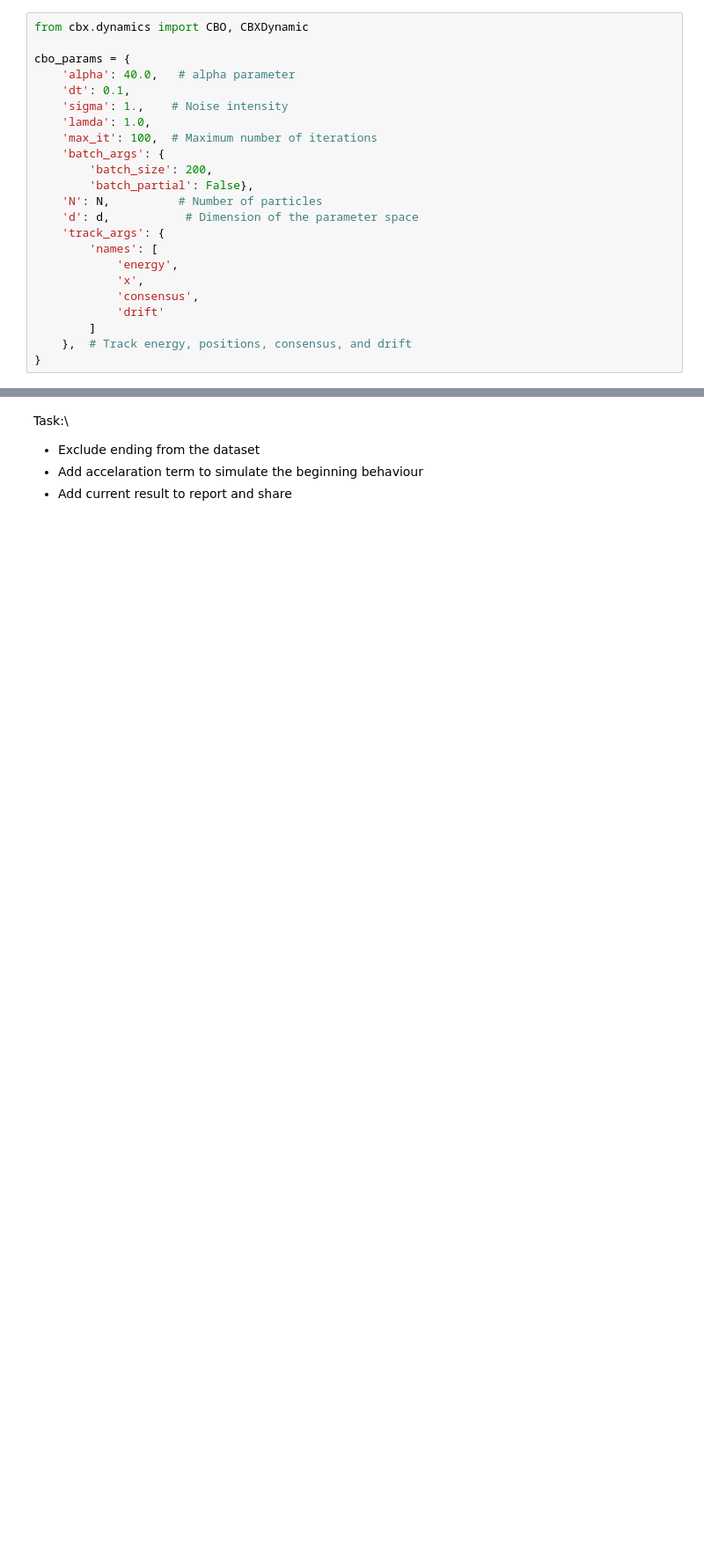
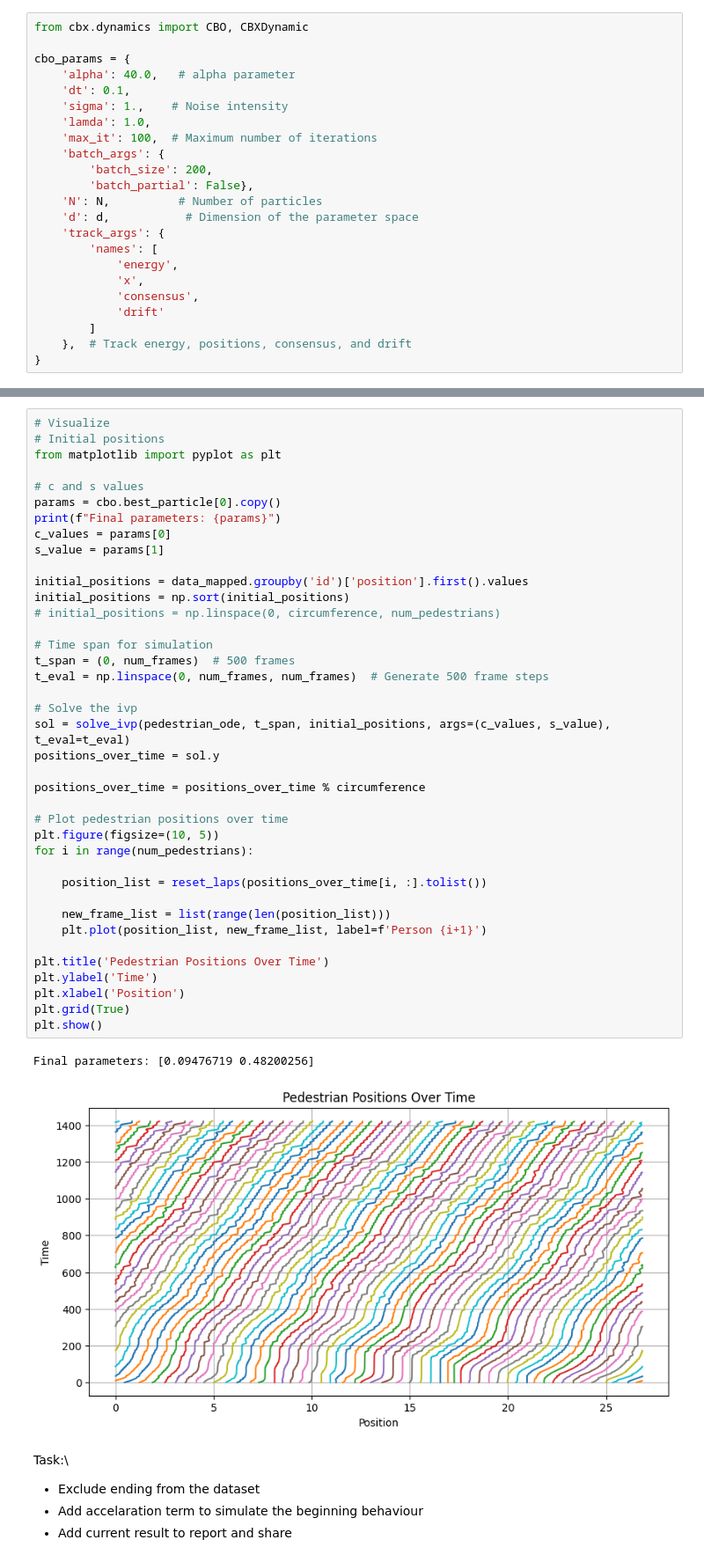
Before and after one commit to yutingdong0/pedestrian-dynamics, a Jupyter notebook: model_optimization.ipynb, the cells around one changed output, grey strips where cells are left out. Shown at 88% size. Drawn from its saved outputs; the diff is of its cells as text; blank space fills up the shorter version.

```diff
--- a/model_optimization.ipynb
+++ b/model_optimization.ipynb
@@ -311,3 +466,45 @@ Final loss: [30400.64158682]
+# %%
+# Visualize
+# Initial positions
+from matplotlib import pyplot as plt
+
+# c and s values
+params = cbo.best_particle[0].copy()
+print(f"Final parameters: {params}")
+c_values = params[0]
+s_value = params[1]
+
+initial_positions = data_mapped.groupby('id')['position'].first().values
+initial_positions = np.sort(initial_positions)
+# initial_positions = np.linspace(0, circumference, num_pedestrians)
+
+# Time span for simulation
+t_span = (0, num_frames)  # 500 frames
+t_eval = np.linspace(0, num_frames, num_frames)  # Generate 500 frame steps
+
+# Solve the ivp
+sol = solve_ivp(pedestrian_ode, t_span, initial_positions, args=(c_values, s_value), t_eval=t_eval)
+positions_over_time = sol.y
+
+positions_over_time = positions_over_time % circumference
+
+# Plot pedestrian positions over time
+plt.figure(figsize=(10, 5))
+for i in range(num_pedestrians):
+
+    position_list = reset_laps(positions_over_time[i, :].tolist())
+
+    new_frame_list = list(range(len(position_list)))
+    plt.plot(position_list, new_frame_list, label=f'Person {i+1}')
+
+plt.title('Pedestrian Positions Over Time')
+plt.ylabel('Time')
+plt.xlabel('Position')
+plt.grid(True)
+plt.show()
+# %% [output]
+Final parameters: [0.09476719 0.48200256]
+[figure, added]
 # %% [markdown]
 Task:\
 - Exclude ending from the dataset
```
Also changed, not shown: parts of 14 cells of this notebook, 8 other files.
